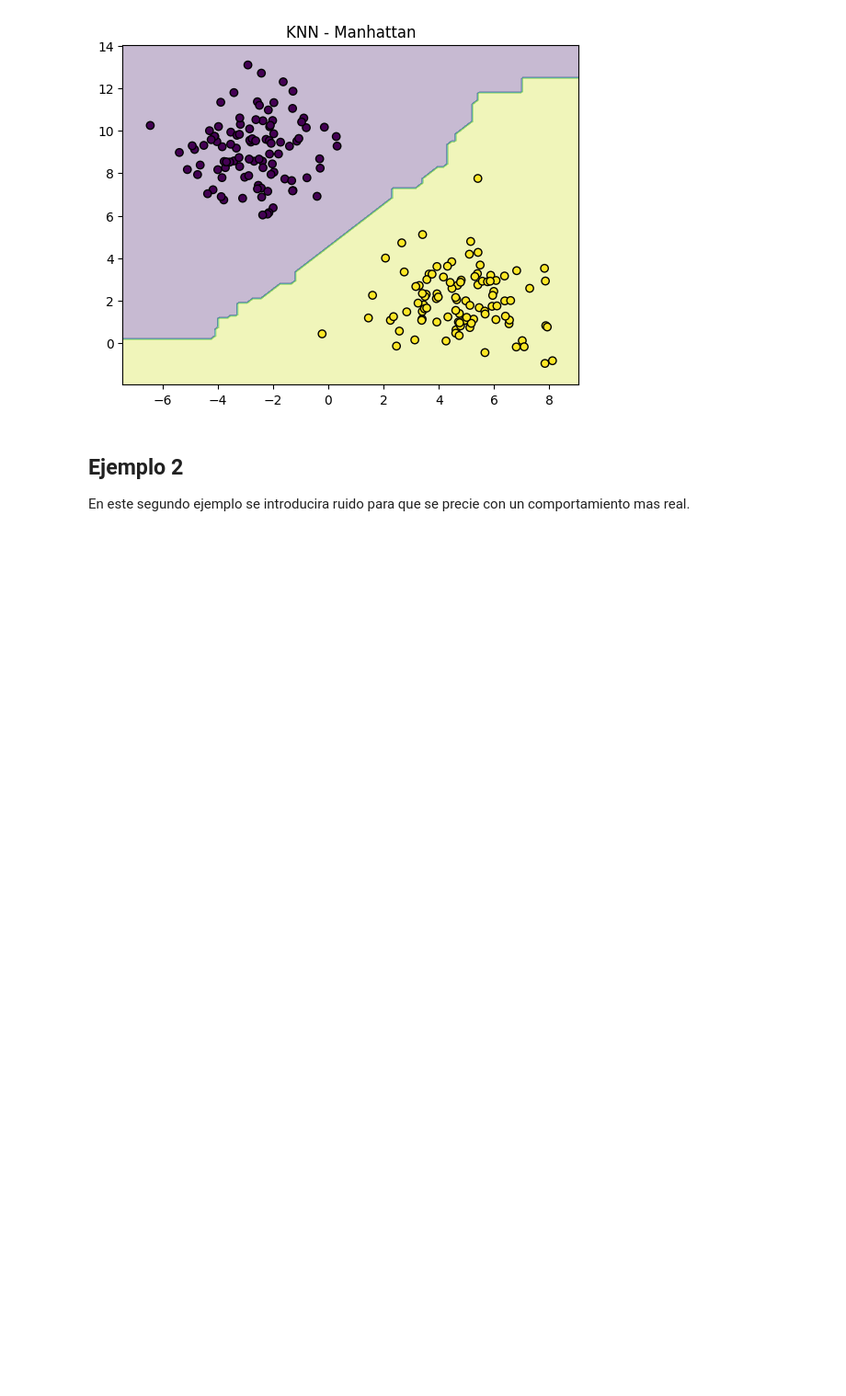
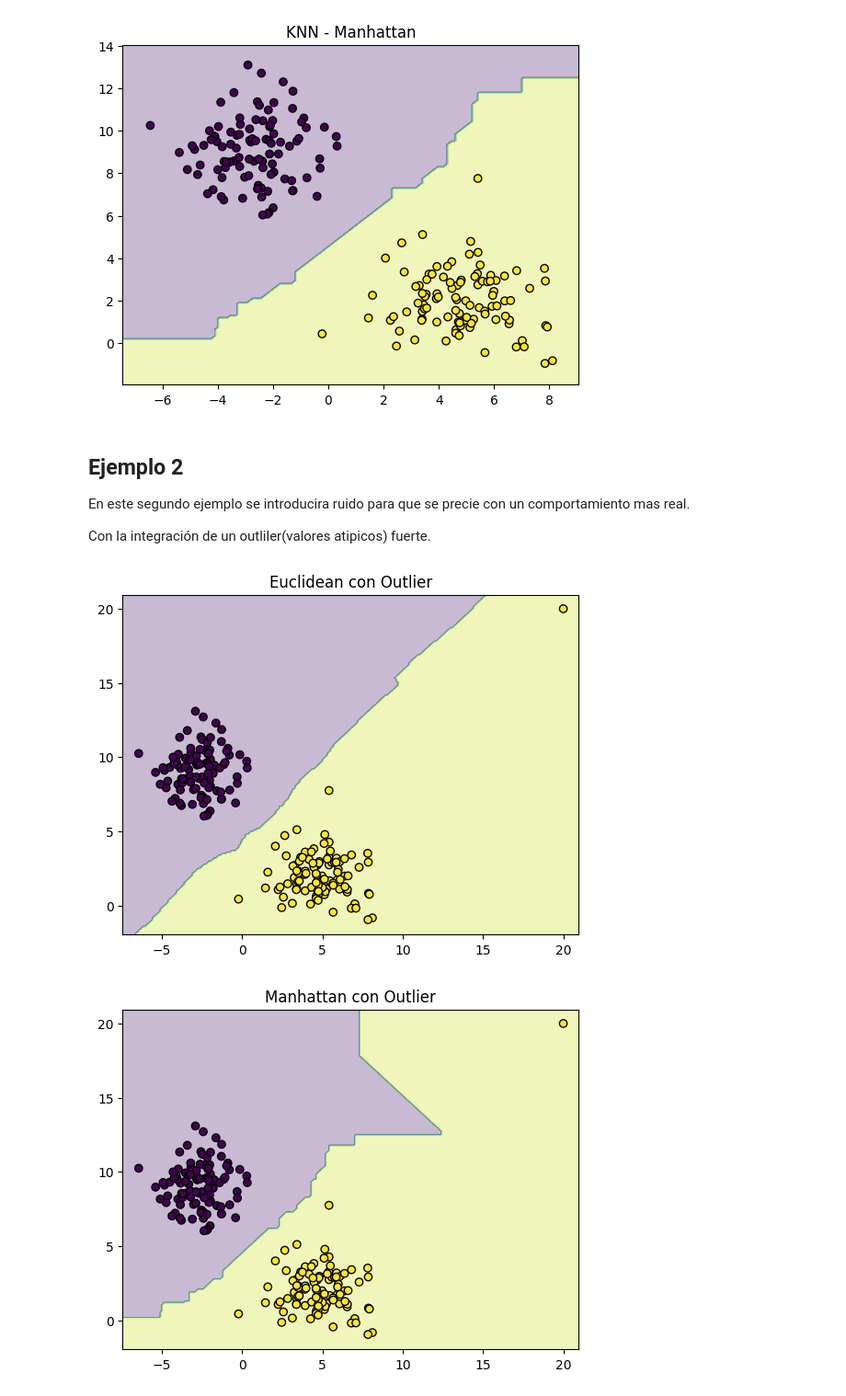
Before and after one commit to DiegoNoguez/GPS_CombustibleSystem, a Jupyter notebook: notebooks_modelo/notebook_PracticaModelo.ipynb, the cells around one changed output. Shown at 92% size. Drawn from its saved outputs; the diff is of its cells as text; code cells hidden in the pictures; blank space fills up the shorter version.

```diff
--- a/notebooks_modelo/notebook_PracticaModelo.ipynb
+++ b/notebooks_modelo/notebook_PracticaModelo.ipynb
@@ -56,3 +56,20 @@ plot_decision_boundary(knn_manhattan, X, y, "KNN - Manhattan")
 # %% [markdown]
 ## Ejemplo 2
 En este segundo ejemplo se introducira ruido para que se precie con un comportamiento mas real.
+
+Con la integración de un outliler(valores atipicos) fuerte.
+# %%
+# Agregacióm de un outlier extremo
+X_outlier = np.vstack([X, [20,20]])
+y_outlier = np.append(y, 1)
+
+X_train2, X_test2, y_train2, y_test2 = train_test_split(X_outlier, y_outlier, test_size=0.3, random_state=42)
+
+knn_euclidean.fit(X_train2, y_train2)
+knn_manhattan.fit(X_train2, y_train2)
+
+plot_decision_boundary(knn_euclidean, X_outlier, y_outlier, "Euclidean con Outlier")
+plot_decision_boundary(knn_manhattan, X_outlier, y_outlier, "Manhattan con Outlier")
+# %% [output]
+[figure, added]
+[figure, added]
```
